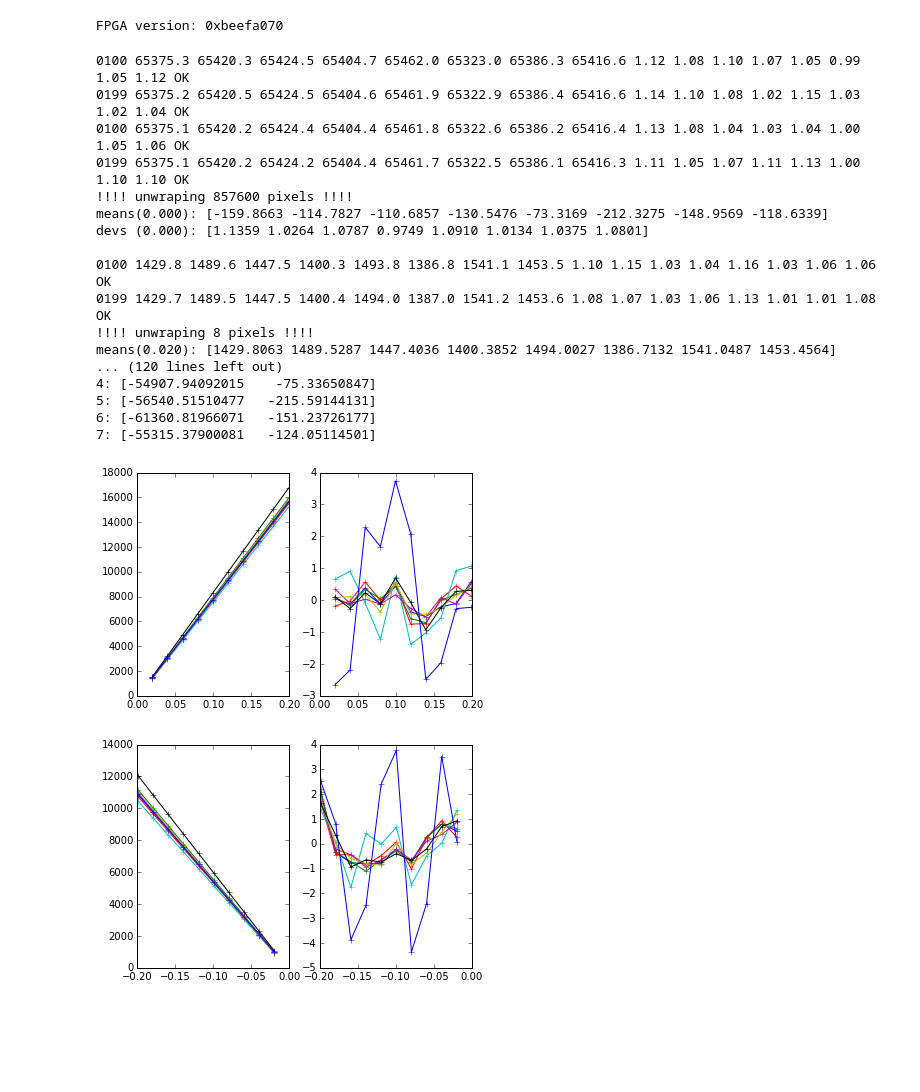
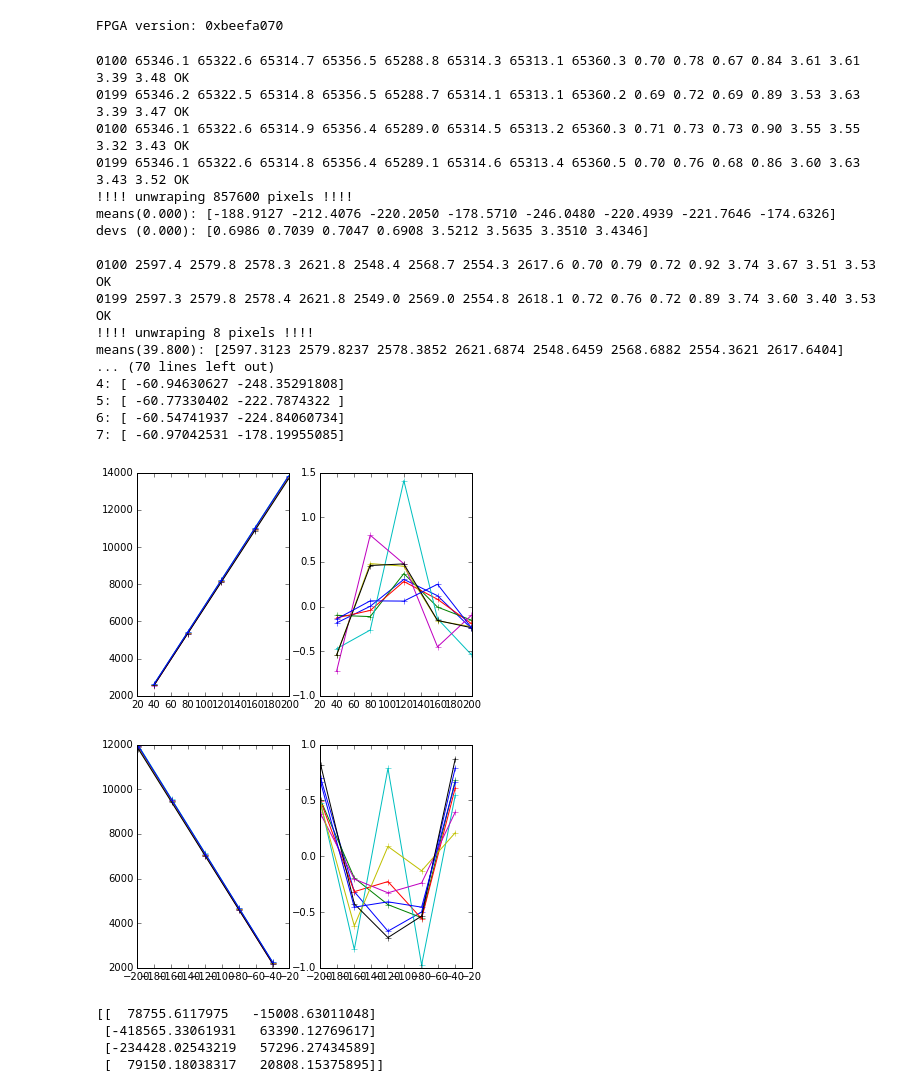
Before and after one commit to Subaru-PFS/ics_xcu_fpga, a Jupyter notebook: notebooks/ccdControl.ipynb, the cells around one changed output. Drawn from its saved outputs; the diff is of its cells as text; code cells hidden in the pictures; blank space fills up the shorter version.

```diff
--- a/notebooks/ccdControl.ipynb
+++ b/notebooks/ccdControl.ipynb
@@ -50,7 +95,7 @@ reload(fpgaMod)
 reload(fpgaMod.ccd)
 reload(fpgaMod)
 
-ccd = fpgaMod.CCD(adc18bit=2)  # adc18bit=2 reads the low bits.
+ccd = fpgaMod.CCD(adc18bit=1)  # adc18bit=2 reads the low bits.
 ccd.pciReset()
 print "FPGA version: 0x%08x" % (ccd.peekWord(0))
 # %% [output]
@@ -68,43 +113,52 @@ pfsClocks = clocks_002.standardClocks
 pre, pix, post = pfsClocks()
 # %%
 reload(nbFuncs)
+fee.zeroOffsets()
 doGainCurve = True
 if doGainCurve:
-    steps = 0.0199
+    stepSize = 19.9*2
     statCols = slice(5,None)
     amps = np.arange(8)
-    noffsets, nlevels = nbFuncs.gainCurve(ccd, fee, amps=amps, stepSize=steps, leg='n', statCols=statCols, doUnwrap=True)
-    poffsets, plevels = nbFuncs.gainCurve(ccd, fee, amps=amps, stepSize=-steps, leg='p', statCols=statCols, doUnwrap=True)
+    noffsets, nlevels = nbFuncs.gainCurve(ccd, fee, amps=amps, stepSize=stepSize, leg='n',
+                                          statCols=statCols, doUnwrap=65000)
+    poffsets, plevels = nbFuncs.gainCurve(ccd, fee, amps=amps, stepSize=-stepSize, leg='p',
+                                          statCols=statCols, doUnwrap=65000)
 
     print
     nfits = nbFuncs.plotGains(noffsets, nlevels, amps=amps)
     print
     pfits = nbFuncs.plotGains(poffsets, plevels, amps=amps)
 # %% [output]
-0100 65375.3 65420.3 65424.5 65404.7 65462.0 65323.0 65386.3 65416.6 1.12 1.08 1.10 1.07 1.05 0.99 1.05 1.12 OK
-0199 65375.2 65420.5 65424.5 65404.6 65461.9 65322.9 65386.4 65416.6 1.14 1.10 1.08 1.02 1.15 1.03 1.02 1.04 OK
-0100 65375.1 65420.2 65424.4 65404.4 65461.8 65322.6 65386.2 65416.4 1.13 1.08 1.04 1.03 1.04 1.00 1.05 1.06 OK
-0199 65375.1 65420.2 65424.2 65404.4 65461.7 65322.5 65386.1 65416.3 1.11 1.05 1.07 1.11 1.13 1.00 1.10 1.10 OK
+0100 65346.1 65322.6 65314.7 65356.5 65288.8 65314.3 65313.1 65360.3 0.70 0.78 0.67 0.84 3.61 3.61 3.39 3.48 OK
+0199 65346.2 65322.5 65314.8 65356.5 65288.7 65314.1 65313.1 65360.2 0.69 0.72 0.69 0.89 3.53 3.63 3.39 3.47 OK
+0100 65346.1 65322.6 65314.9 65356.4 65289.0 65314.5 65313.2 65360.3 0.71 0.73 0.73 0.90 3.55 3.55 3.32 3.43 OK
+0199 65346.1 65322.6 65314.8 65356.4 65289.1 65314.6 65313.4 65360.5 0.70 0.76 0.68 0.86 3.60 3.63 3.43 3.52 OK
 !!!! unwraping 857600 pixels !!!!
-means(0.000): [-159.8663 -114.7827 -110.6857 -130.5476 -73.3169 -212.3275 -148.9569 -118.6339]
-devs (0.000): [1.1359 1.0264 1.0787 0.9749 1.0910 1.0134 1.0375 1.0801]
+means(0.000): [-188.9127 -212.4076 -220.2050 -178.5710 -246.0480 -220.4939 -221.7646 -174.6326]
+devs (0.000): [0.6986 0.7039 0.7047 0.6908 3.5212 3.5635 3.3510 3.4346]
 
-0100 1429.8 1489.6 1447.5 1400.3 1493.8 1386.8 1541.1 1453.5 1.10 1.15 1.03 1.04 1.16 1.03 1.06 1.06 OK
-0199 1429.7 1489.5 1447.5 1400.4 1494.0 1387.0 1541.2 1453.6 1.08 1.07 1.03 1.06 1.13 1.01 1.01 1.08 OK
+0100 2597.4 2579.8 2578.3 2621.8 2548.4 2568.7 2554.3 2617.6 0.70 0.79 0.72 0.92 3.74 3.67 3.51 3.53 OK
+0199 2597.3 2579.8 2578.4 2621.8 2549.0 2569.0 2554.8 2618.1 0.72 0.76 0.72 0.89 3.74 3.60 3.40 3.53 OK
 !!!! unwraping 8 pixels !!!!
-means(0.020): [1429.8063 1489.5287 1447.4036 1400.3852 1494.0027 1386.7132 1541.0487 1453.4564]
-... (120 lines left out)
-4: [-54907.94092015    -75.33650847]
-5: [-56540.51510477   -215.59144131]
-6: [-61360.81966071   -151.23726177]
-7: [-55315.37900081   -124.05114501]
+means(39.800): [2597.3123 2579.8237 2578.3852 2621.6874 2548.6459 2568.6882 2554.3621 2617.6404]
+... (70 lines left out)
+4: [ -60.94630627 -248.35291808]
+5: [ -60.77330402 -222.7874322 ]
+6: [ -60.54741937 -224.84060734]
+7: [ -60.97042531 -178.19955085]
-[figure, old version]
+[figure, new version]
-[figure, old version]
+[figure, new version]
 # %%
-#nlev = np.array(levels)
-#noff = np.array(offsets).reshape(len(offsets),1)
-#nn = np.hstack((noff,nlev))
-#np.savetxt('noff.txt', nn, delimiter=',',fmt="%0.3f")
+nlev = np.array(nlevels)
+noff = np.array(noffsets).reshape(len(noffsets),1)
+nn = np.hstack((noff,nlev))
+np.savetxt('noff.txt', nn, delimiter=',',fmt="%0.3f")
+print nfits
 #np.savetxt('poff.txt', pp, delimiter=',',fmt="%0.3f")
+# %% [output]
+[[  78755.6117975   -15008.63011048]
+ [-418565.33061931   63390.12769617]
+ [-234428.02543219   57296.27434589]
+ [  79150.18038317   20808.15375895]]
 # %%
 # Run this to take the current N- offsets, and apply half to N- and half to N+ (opposite sign)
```
Also changed, not shown: parts of 12 cells of this notebook, 1 other file.
